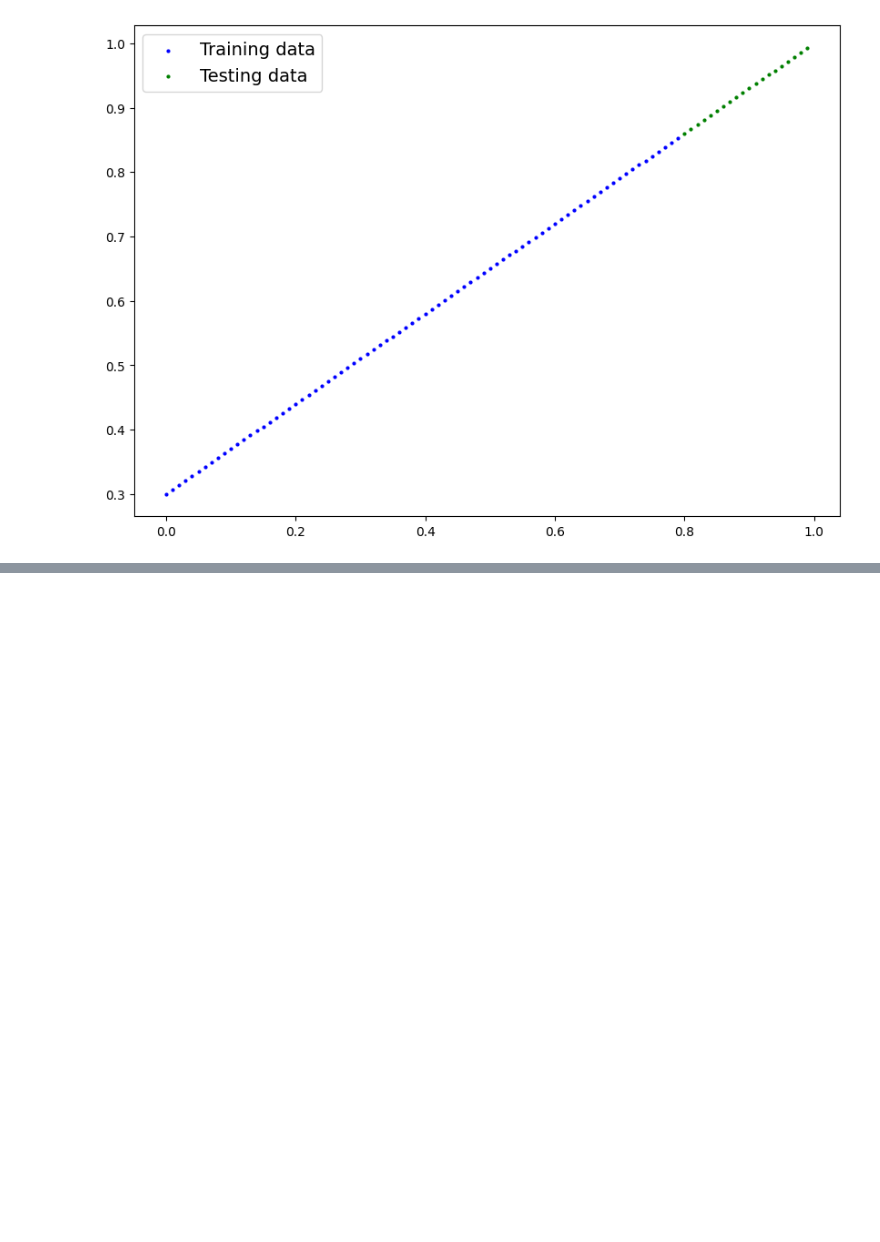
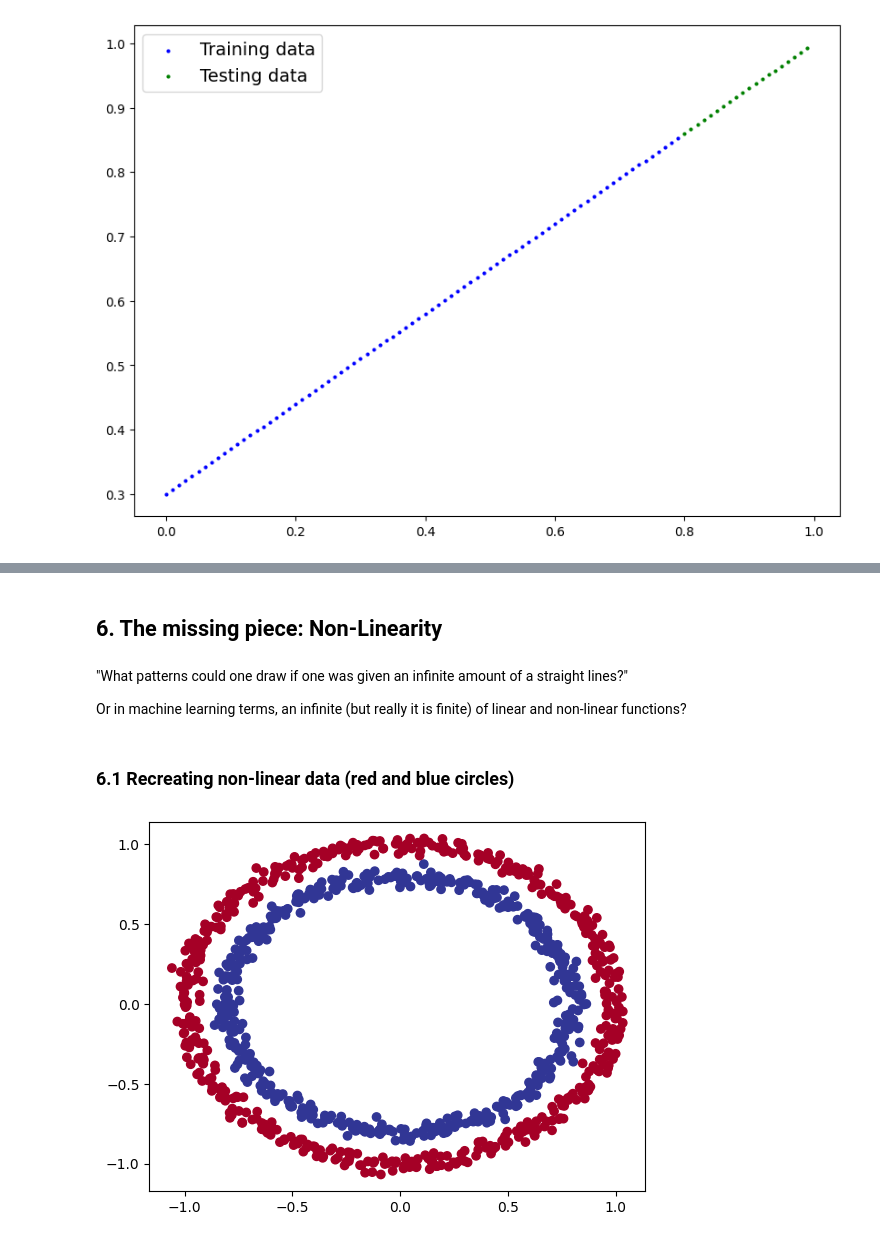
Before and after one commit to gvtsch/ZTM_Pytorch_ud, a Jupyter notebook: 02_pytorch_classification.ipynb, the cells around one changed output, grey strips where cells are left out. Cells and saved outputs as stored; diff of their text form; code cells hidden in the pictures; blank space fills up the shorter version.

Commit message:
Introduced non-linearity

```diff
--- a/02_pytorch_classification.ipynb
+++ b/02_pytorch_classification.ipynb
@@ -582,0 +665,27 @@ plot_predictions(
+# %% [markdown]
+## 6. The missing piece: Non-Linearity
+# %% [markdown]
+"What patterns could one draw if one was given an infinite amount of a straight lines?"
+
+Or in machine learning terms, an infinite (but really it is finite) of linear and non-linear functions?
+# %% [markdown]
+### 6.1 Recreating non-linear data (red and blue circles)
+# %%
+# Make and plot data
+import matplotlib.pyplot as plt
+from sklearn.datasets import make_circles
+
+n_samples = 1000
+
+X, y = make_circles(
+    n_samples,
+    noise=0.03,
+    random_state=42)
+
+plt.scatter(
+    x=X[:, 0],
+    y=X[:, 1],
+    c=y,
+    cmap=plt.cm.RdYlBu);
+# %% [output]
+[figure, added]
```
Also changed, not shown: parts of 29 cells of this notebook, 1 other file.
